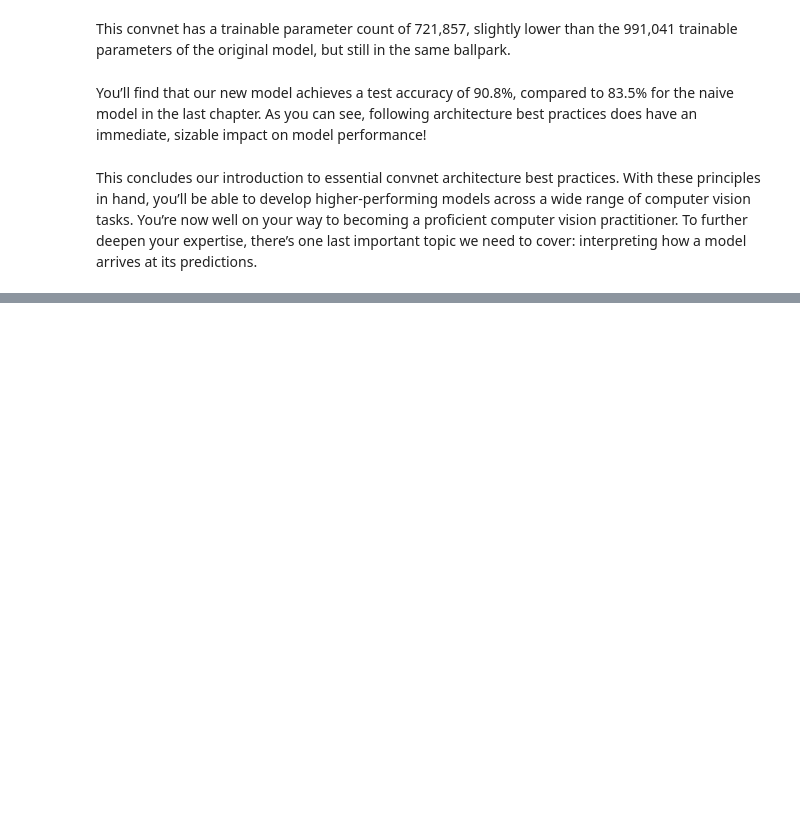
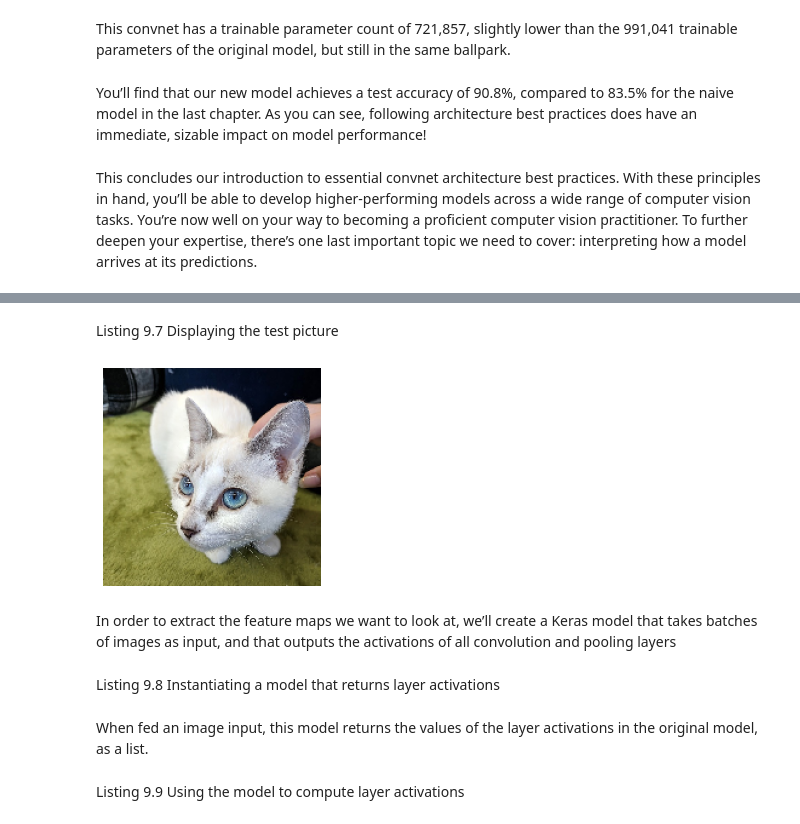
Before and after one commit to Fantasy98/Python-Machine-Learning, a Jupyter notebook: Deep_Learning_With_python/Chapter9_Advanced_Deep_Learning_for_Computer_Vision.ipynb, the cells around one changed output, grey strips where cells are left out. Drawn from its saved outputs; the diff is of its cells as text; code cells hidden in the pictures; blank space fills up the shorter version.

Commit message:
Finish Chapter9_Advanced_Deep_Learning_for_Computer_Vision

```diff
--- a/Deep_Learning_With_python/Chapter9_Advanced_Deep_Learning_for_Computer_Vision.ipynb
+++ b/Deep_Learning_With_python/Chapter9_Advanced_Deep_Learning_for_Computer_Vision.ipynb
@@ -699,0 +726,4 @@ This concludes our introduction to essential convnet architecture best practices
+# %%
+from tensorflow import keras
+
+model = keras.models.load_model("E:\\Python-Machine-Learning\\Deep_Learning_With_python\\Model_8_2\\convert_from_scratch_with_argumentation.keras")
@@ -699,0 +752,5 @@ This concludes our introduction to essential convnet architecture best practices
+# %%
+img_path = keras.utils.get_file(
+        fname="cat.jpg",
+ origin="https://img-datasets.s3.amazonaws.com/cat.jpg"
+)
@@ -699,0 +760,22 @@ This concludes our introduction to essential convnet architecture best practices
+# %%
+def get_img_array(img_path,target_size):
+    img = keras.utils.load_img(img_path,target_size=target_size)
+    array = keras.utils.img_to_array(img)
+    array = np.expand_dims(array,axis=0)
+    return array
+# %%
+img_tensor = get_img_array(img_path=img_path, target_size=(180,180))
+# %% [markdown]
+Listing 9.7 Displaying the test picture
+# %%
+plt.axis("off")
+plt.imshow(img_tensor[0].astype("uint8"))
+plt.show()
+# %% [output]
+[figure, added]
+# %% [markdown]
+In order to extract the feature maps we want to look at, we’ll create a Keras model that
+takes batches of images as input, and that outputs the activations of all convolution
+and pooling layers
+# %% [markdown]
+Listing 9.8 Instantiating a model that returns layer activations
@@ -699,0 +792,5 @@ This concludes our introduction to essential convnet architecture best practices
+# %% [markdown]
+When fed an image input, this model returns the values of the layer activations in the
+original model, as a list.
+# %% [markdown]
+Listing 9.9 Using the model to compute layer activations
```
Also changed, not shown: parts of 86 cells of this notebook, 3 other files.
